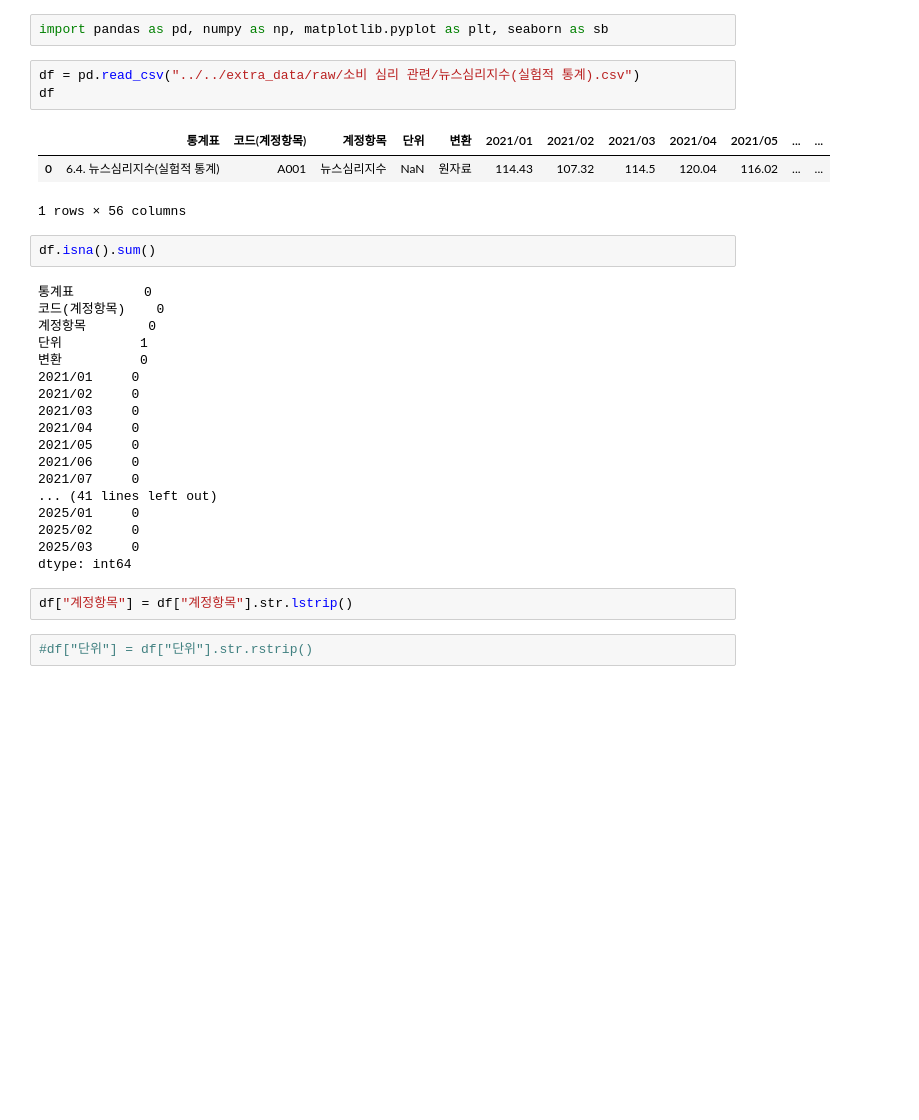
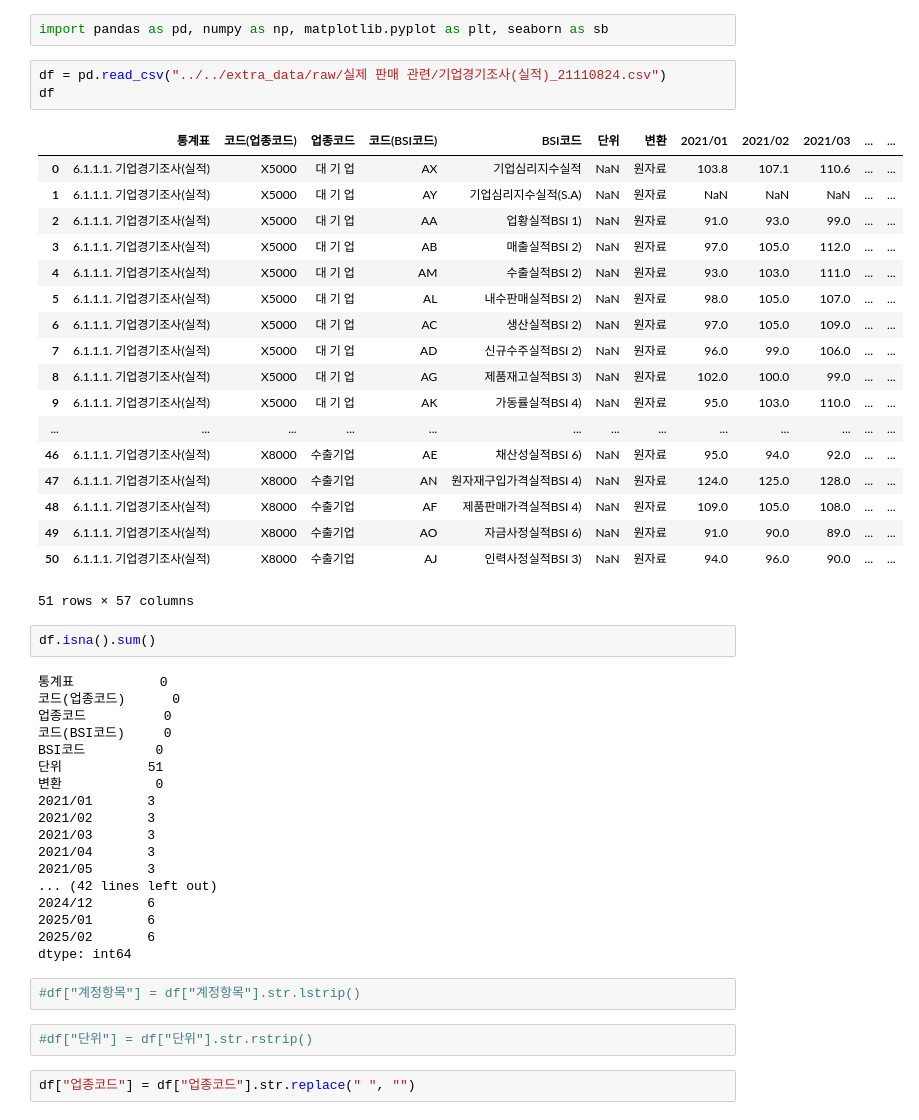
Before and after one commit to CodeWorks-hi/mini-project-2, a Jupyter notebook: jupyter_notebooks/데이터_전처리/temp_extra_data.ipynb, the cells around one changed output. Saved outputs shown, nothing was run; the diff lists cells and outputs as text; blank space fills up the shorter version.

```diff
--- a/jupyter_notebooks/데이터_전처리/temp_extra_data.ipynb
+++ b/jupyter_notebooks/데이터_전처리/temp_extra_data.ipynb
@@ -1,36 +1,53 @@
 # %%
 import pandas as pd, numpy as np, matplotlib.pyplot as plt, seaborn as sb
 # %%
-df = pd.read_csv("../../extra_data/raw/소비 심리 관련/뉴스심리지수(실험적 통계).csv")
+df = pd.read_csv("../../extra_data/raw/실제 판매 관련/기업경기조사(실적)_21110824.csv")
 df
 # %% [output]
-|  | 통계표 | 코드(계정항목) | 계정항목 | 단위 | 변환 | 2021/01 | 2021/02 | 2021/03 | 2021/04 | 2021/05 | ... | ... |
-| 0 | 6.4. 뉴스심리지수(실험적 통계) | A001 | 뉴스심리지수 | NaN | 원자료 | 114.43 | 107.32 | 114.5 | 120.04 | 116.02 | ... | ... |
+|  | 통계표 | 코드(업종코드) | 업종코드 | 코드(BSI코드) | BSI코드 | 단위 | 변환 | 2021/01 | 2021/02 | 2021/03 | ... | ... |
+| 0 | 6.1.1.1. 기업경기조사(실적) | X5000 | 대 기 업 | AX | 기업심리지수실적 | NaN | 원자료 | 103.8 | 107.1 | 110.6 | ... | ... |
+| 1 | 6.1.1.1. 기업경기조사(실적) | X5000 | 대 기 업 | AY | 기업심리지수실적(S.A) | NaN | 원자료 | NaN | NaN | NaN | ... | ... |
+| 2 | 6.1.1.1. 기업경기조사(실적) | X5000 | 대 기 업 | AA | 업황실적BSI 1) | NaN | 원자료 | 91.0 | 93.0 | 99.0 | ... | ... |
+| 3 | 6.1.1.1. 기업경기조사(실적) | X5000 | 대 기 업 | AB | 매출실적BSI 2) | NaN | 원자료 | 97.0 | 105.0 | 112.0 | ... | ... |
+| 4 | 6.1.1.1. 기업경기조사(실적) | X5000 | 대 기 업 | AM | 수출실적BSI 2) | NaN | 원자료 | 93.0 | 103.0 | 111.0 | ... | ... |
+| 5 | 6.1.1.1. 기업경기조사(실적) | X5000 | 대 기 업 | AL | 내수판매실적BSI 2) | NaN | 원자료 | 98.0 | 105.0 | 107.0 | ... | ... |
+| 6 | 6.1.1.1. 기업경기조사(실적) | X5000 | 대 기 업 | AC | 생산실적BSI 2) | NaN | 원자료 | 97.0 | 105.0 | 109.0 | ... | ... |
+| 7 | 6.1.1.1. 기업경기조사(실적) | X5000 | 대 기 업 | AD | 신규수주실적BSI 2) | NaN | 원자료 | 96.0 | 99.0 | 106.0 | ... | ... |
+| 8 | 6.1.1.1. 기업경기조사(실적) | X5000 | 대 기 업 | AG | 제품재고실적BSI 3) | NaN | 원자료 | 102.0 | 100.0 | 99.0 | ... | ... |
+| 9 | 6.1.1.1. 기업경기조사(실적) | X5000 | 대 기 업 | AK | 가동률실적BSI 4) | NaN | 원자료 | 95.0 | 103.0 | 110.0 | ... | ... |
+| ... | ... | ... | ... | ... | ... | ... | ... | ... | ... | ... | ... | ... |
+| 46 | 6.1.1.1. 기업경기조사(실적) | X8000 | 수출기업 | AE | 채산성실적BSI 6) | NaN | 원자료 | 95.0 | 94.0 | 92.0 | ... | ... |
+| 47 | 6.1.1.1. 기업경기조사(실적) | X8000 | 수출기업 | AN | 원자재구입가격실적BSI 4) | NaN | 원자료 | 124.0 | 125.0 | 128.0 | ... | ... |
+| 48 | 6.1.1.1. 기업경기조사(실적) | X8000 | 수출기업 | AF | 제품판매가격실적BSI 4) | NaN | 원자료 | 109.0 | 105.0 | 108.0 | ... | ... |
+| 49 | 6.1.1.1. 기업경기조사(실적) | X8000 | 수출기업 | AO | 자금사정실적BSI 6) | NaN | 원자료 | 91.0 | 90.0 | 89.0 | ... | ... |
+| 50 | 6.1.1.1. 기업경기조사(실적) | X8000 | 수출기업 | AJ | 인력사정실적BSI 3) | NaN | 원자료 | 94.0 | 96.0 | 90.0 | ... | ... |
-1 rows × 56 columns
+51 rows × 57 columns
 # %%
 df.isna().sum()
 # %% [output]
-통계표         0
-코드(계정항목)    0
-계정항목        0
-단위          1
-변환          0
-2021/01     0
-2021/02     0
-2021/03     0
-2021/04     0
-2021/05     0
-2021/06     0
-2021/07     0
-... (41 lines left out)
-2025/01     0
-2025/02     0
-2025/03     0
+통계표           0
+코드(업종코드)      0
+업종코드          0
+코드(BSI코드)     0
+BSI코드         0
+단위           51
+변환            0
+2021/01       3
+2021/02       3
+2021/03       3
+2021/04       3
+2021/05       3
+... (42 lines left out)
+2024/12       6
+2025/01       6
+2025/02       6
 dtype: int64
 # %%
-df["계정항목"] = df["계정항목"].str.lstrip()
+#df["계정항목"] = df["계정항목"].str.lstrip()
 # %%
 #df["단위"] = df["단위"].str.rstrip()
+# %%
+df["업종코드"] = df["업종코드"].str.replace(" ", "")
 # %%
 df
 # %% [output]
```
Also changed, not shown: parts of 4 cells of this notebook, 2 other files.
